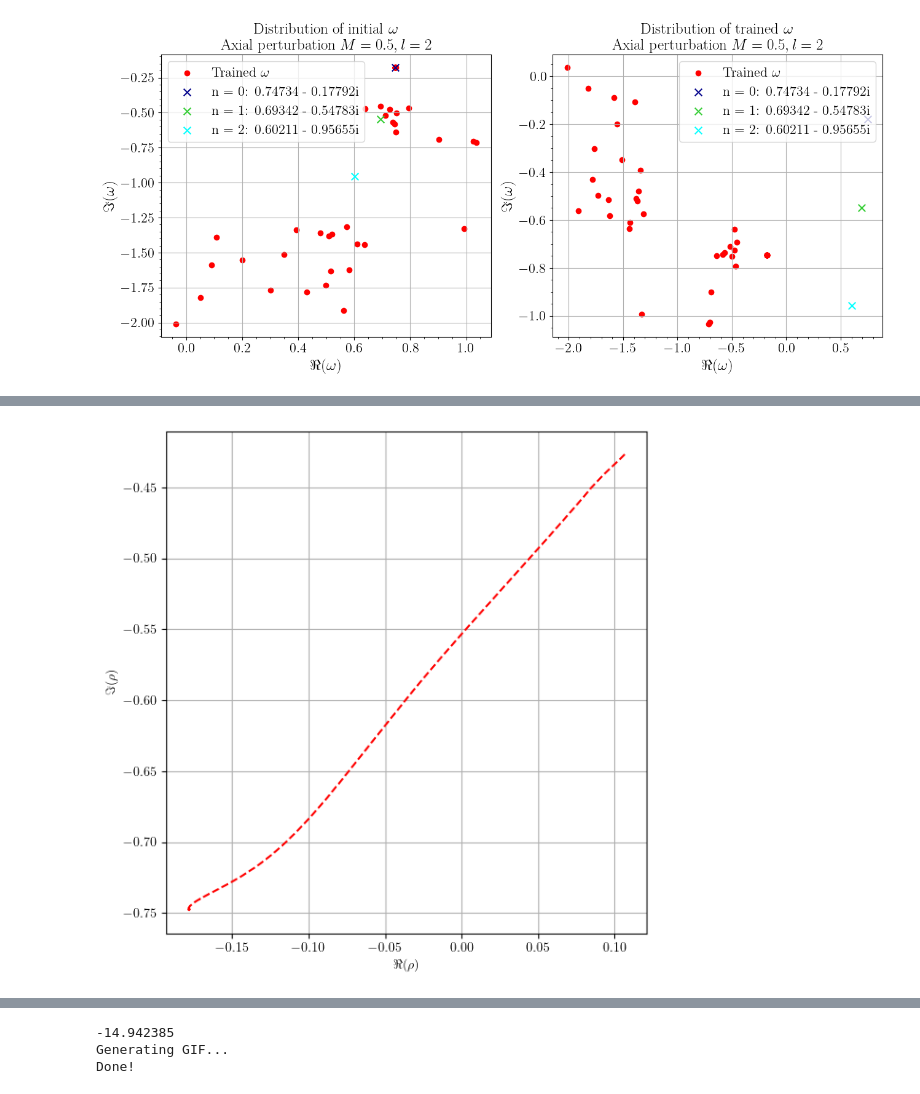
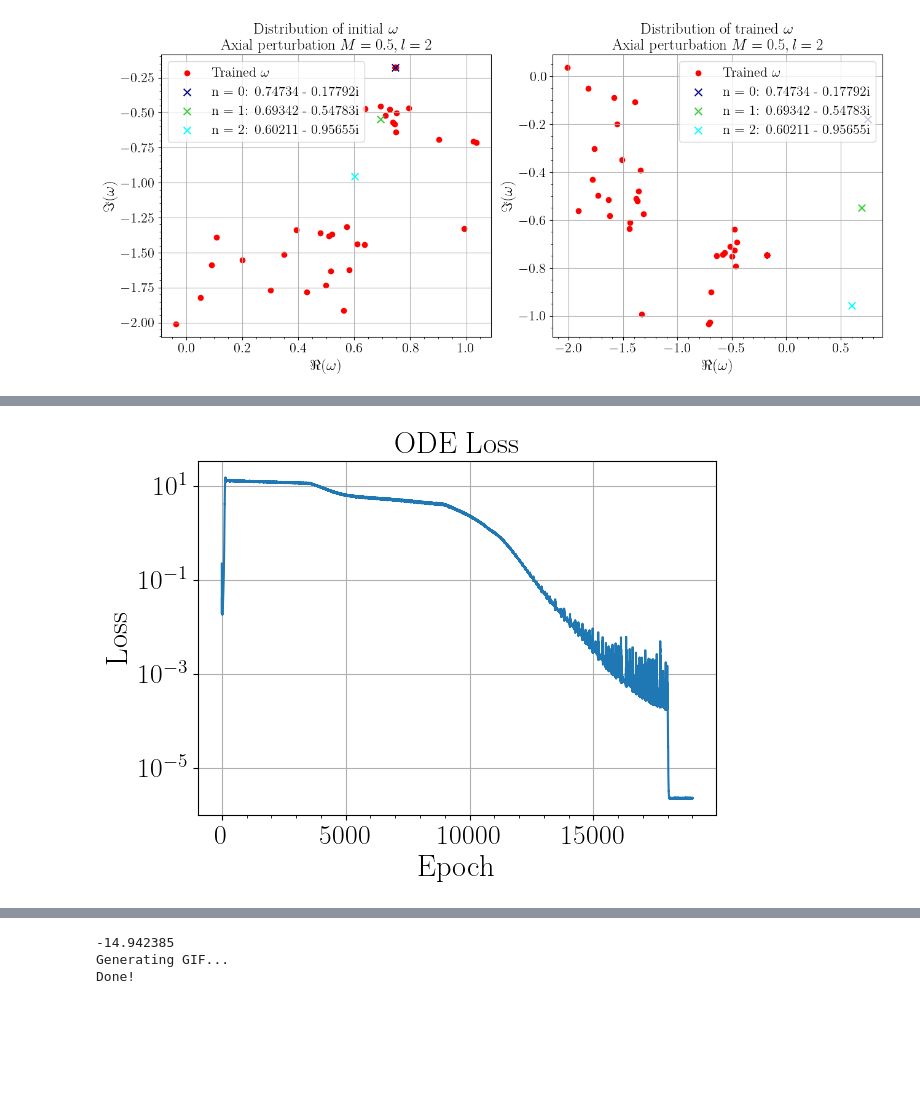
Before and after one commit to dakeerie/MSci-Project, a Jupyter notebook: Load.ipynb, the cells around one changed output, grey strips where cells are left out. Saved outputs shown, nothing was run; the diff lists cells and outputs as text; code cells hidden in the pictures; blank space fills up the shorter version.

```diff
--- a/Load.ipynb
+++ b/Load.ipynb
@@ -177,24 +195,86 @@ plt.show()
 # %% [output]
 [figure]
 # %%
+
+plt.figure()
+plt.plot(loss_history['total'], label = 'Total')
+plt.yscale('log')
+plt.xlabel('Epoch', fontsize = 22)
+plt.ylabel('Loss', fontsize = 22)
+# plt.legend(fontsize = 18, loc = 'upper right')
+plt.title('Total Loss', fontsize = 22)
+plt.grid()
+plt.tick_params(labelsize = 20, which = 'both')
+plt.minorticks_on()
+plt.tight_layout()
+plt.savefig('./PINNFigures/TotalLoss.png', format = 'png')
+
+plt.figure()
+plt.plot(loss_history['ode'], label = 'ODE')
+plt.yscale('log')
+plt.xlabel('Epoch', fontsize = 22)
+plt.ylabel('Loss', fontsize = 22)
+# plt.legend(fontsize = 18, loc = 'upper right')
+plt.title('ODE Loss', fontsize = 22)
+plt.grid()
+plt.tick_params(labelsize = 20, which = 'both')
+plt.minorticks_on()
+plt.tight_layout()
+plt.savefig('./PINNFigures/ODELoss.png', format = 'png')
+
+plt.figure()
+plt.plot(loss_history['h'], label = 'Event Horizon')
+plt.plot(loss_history['inf'], label = 'Spatial Infinity')
+plt.plot(loss_history['nt'], label = 'Non-trivial')
+# plt.plot(loss_history['ode'], label = 'ODE')
+plt.yscale('log')
+plt.xlabel('Epoch', fontsize = 22)
+plt.ylabel('Loss', fontsize = 22)
+plt.legend(fontsize = 18, loc = 'lower left')
+plt.title('Boundary Loss', fontsize = 22)
+plt.grid()
+plt.tick_params(labelsize = 20, which = 'both')
+plt.minorticks_on()
+plt.tight_layout()
+plt.savefig('./PINNFigures/BoundaryLoss.png', format = 'png')
+
+plt.figure()
+plt.plot(loss_history['h'], label = 'Event Horizon')
+plt.plot(loss_history['inf'], label = 'Spatial Infinity')
+plt.plot(loss_history['nt'], label = 'Non-trivial')
+plt.plot(loss_history['ode'], label = 'ODE')
+plt.yscale('log')
+plt.xlabel('Epoch', fontsize = 22)
+plt.ylabel('Loss', fontsize = 22)
+plt.legend(fontsize = 18, loc = 'lower left')
+plt.title('Individual Loss Terms', fontsize = 22)
+plt.grid()
+plt.tick_params(labelsize = 20, which = 'both')
+plt.minorticks_on()
+plt.tight_layout()
+plt.savefig('./PINNFigures/Lossterms.png', format = 'png')
+
 
 plt.figure()
 for key, vals in loss_history.items():
     plt.plot(vals, label = key)
 plt.yscale('log')
-plt.xlabel('Epoch')
-plt.ylabel('Loss')
-plt.legend()
+plt.xlabel('Epoch', fontsize = 22)
+plt.ylabel('Loss', fontsize = 22)
+plt.legend(fontsize = 18, loc = 'upper right')
+plt.title('Total Loss', fontsize = 22)
 plt.grid()
+plt.tick_params(labelsize = 20, which = 'both')
+plt.minorticks_on()
 plt.tight_layout()
-plt.show()
+plt.savefig('./PINNFigures/AllLosscurves.png', format = 'png')
 
-plt.figure(figsize = [6, 6])
-plt.plot(rho_history['re'][0], rho_history['im'][0], label = 'Initial Guess')
-plt.plot(rho_history['re'], rho_history['im'], 'r--', label = 'Path')
-plt.xlabel(r'$\Re(\rho)$')
-plt.ylabel(r'$\Im(\rho)$')
-plt.grid()
-plt.tight_layout()
-plt.show()
+# plt.figure(figsize = [6, 6])
+# plt.plot(rho_history['re'][0], rho_history['im'][0], label = 'Initial Guess')
+# plt.plot(rho_history['re'], rho_history['im'], 'r--', label = 'Path')
+# plt.xlabel(r'$\Re(\rho)$')
+# plt.ylabel(r'$\Im(\rho)$')
+# plt.grid()
+# plt.tight_layout()
+# plt.show()
 # %% [output]
@@ -202 +282 @@ plt.show()
-[figure, old version]
+[figure, new version]
```
Also changed, not shown: parts of 5 cells of this notebook.
